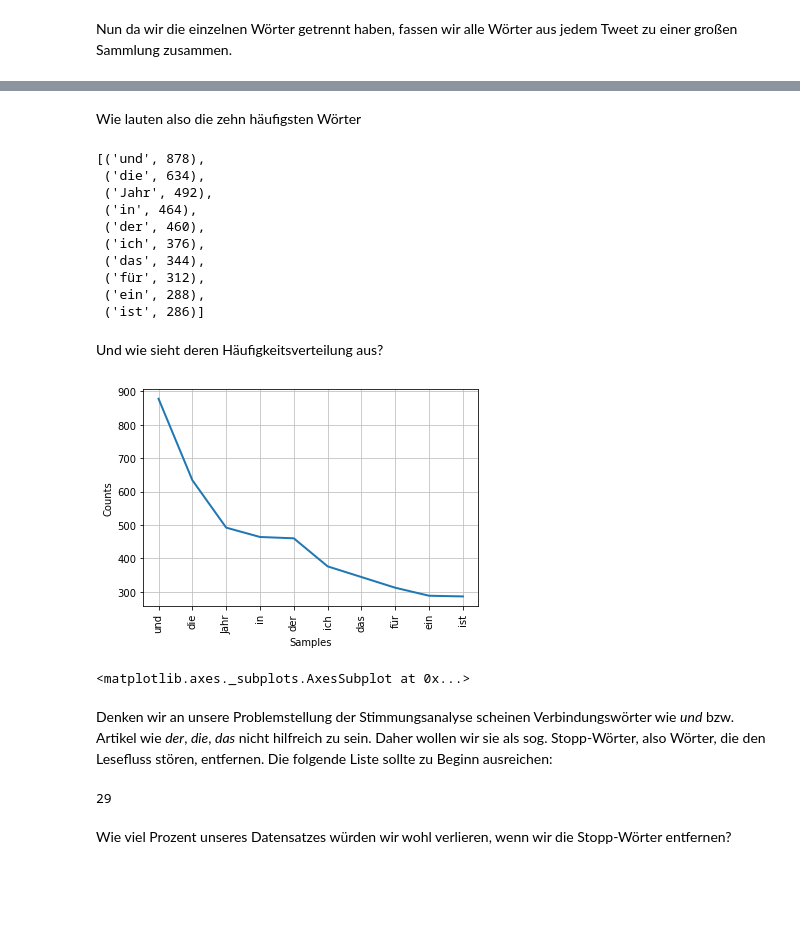
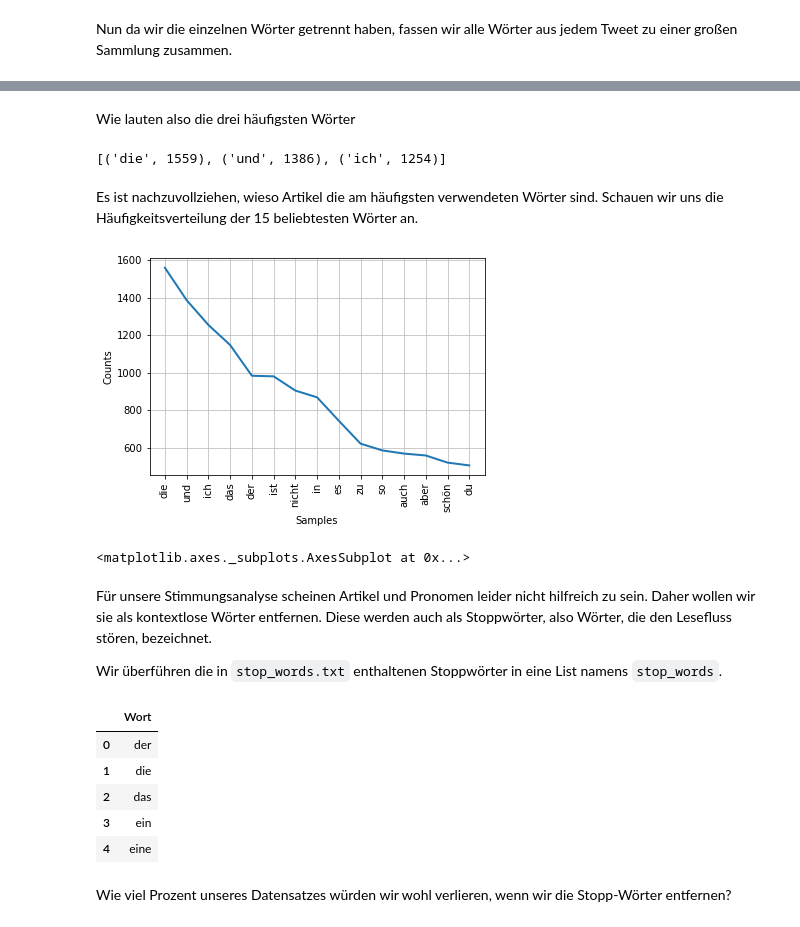
Before and after one commit to orca-nrw/lernmodul-texte, a Jupyter notebook: index.ipynb, the cells around one changed output, grey strips where cells are left out. Saved outputs shown, nothing was run; the diff lists cells and outputs as text; code cells hidden in the pictures; blank space fills up the shorter version.

```diff
--- a/index.ipynb
+++ b/index.ipynb
@@ -152,0 +167,2 @@ Name: text, dtype: object
+# %%
+tweets = tweets.dropna()
@@ -164,0 +189,4 @@ Genau, der Tweet enthält allerhand Sonderzeichen, Emojis und sogar eine URL. Da
+# %%
+expression = '[^a-zA-ZäöüßÄÖU\s]'
+tweets = tweets.replace(regex={expression : ''})
+tweets.iloc[0]
@@ -165,4 +197,4 @@ Genau, der Tweet enthält allerhand Sonderzeichen, Emojis und sogar eine URL. Da
 # %%
-tweets = tweets.replace(regex={'[^a-zA-ZäöüßÄÖU\s]' : '', r'http\S+' : ''})
-tweets[0]
+tweets = tweets.replace(regex={r'http\S+' : '', r'\n' :  ' '})
+tweets.iloc[0]
 # %% [output]
@@ -202,5 +233,5 @@ def aggregate_words(tweets):
     all_words = []
     for sentence in tweets:
         for word in sentence:
-            all_words.append(word)
+            all_words.append(word.lower())
     return all_words
@@ -213,4 +250,4 @@ Nachdem wir alle Wörter beisammen haben, interessieren uns die beliebtesten Wö
 from nltk.probability import FreqDist
 fd = FreqDist(all_words)
 # %% [markdown]
-Wie lauten also die zehn häufigsten Wörter
+Wie lauten also die drei häufigsten Wörter
@@ -217,31 +256,28 @@ Wie lauten also die zehn häufigsten Wörter
 # %%
-fd.most_common(10)
+fd.most_common(3)
 # %% [output]
-[('und', 878),
- ('die', 634),
- ('Jahr', 492),
- ('in', 464),
- ('der', 460),
- ('ich', 376),
- ('das', 344),
- ('für', 312),
- ('ein', 288),
- ('ist', 286)]
+[('die', 1559), ('und', 1386), ('ich', 1254)]
-# %% [markdown]
-Und wie sieht deren Häufigkeitsverteilung aus?
+# %% [markdown]
+Es ist nachzuvollziehen, wieso Artikel die am häufigsten verwendeten Wörter sind. Schauen wir uns die Häufigkeitsverteilung der 15 beliebtesten Wörter an.
 # %%
-fd.plot(10)
+fd.plot(15)
 # %% [output]
-[figure, old version]
+[figure, new version]
 <matplotlib.axes._subplots.AxesSubplot at 0x...>
 # %% [markdown]
-Denken wir an unsere Problemstellung der Stimmungsanalyse scheinen Verbindungswörter wie _und_ bzw. Artikel wie _der_, _die_, _das_ nicht hilfreich zu sein. Daher wollen wir sie als sog. Stopp-Wörter, also Wörter, die den Lesefluss stören, entfernen. Die folgende Liste sollte zu Beginn ausreichen:
+Für unsere Stimmungsanalyse scheinen Artikel und Pronomen leider nicht hilfreich zu sein. Daher wollen wir sie als kontextlose Wörter entfernen. Diese werden auch als Stoppwörter, also Wörter, die den Lesefluss stören, bezeichnet.
+
+Wir überführen die in `stop_words.txt` enthaltenen Stoppwörter in eine List namens `stop_words`.
 # %%
-stop_words = pd.read_csv('./stop_words.txt', names=['Stoppwort'])
-stop_words = stop_words['Stoppwort'].values.tolist()
-len(stop_words)
+stop_words = pd.read_csv('./data/vocab/stop_words.txt', names=['Wort'])
+stop_words.head()
 # %% [output]
-29
+|  | Wort |
+| 0 | der |
+| 1 | die |
+| 2 | das |
+| 3 | ein |
+| 4 | eine |
 # %% [markdown]
 Wie viel Prozent unseres Datensatzes würden wir wohl verlieren, wenn wir die Stopp-Wörter entfernen?
 # %%
```
Also changed, not shown: parts of 148 cells of this notebook.
